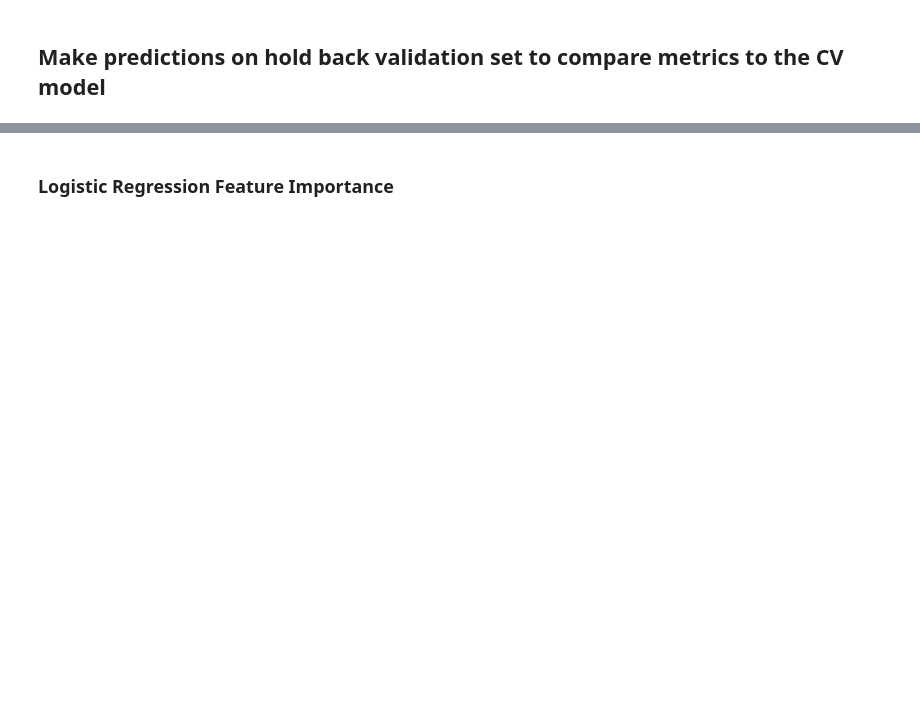
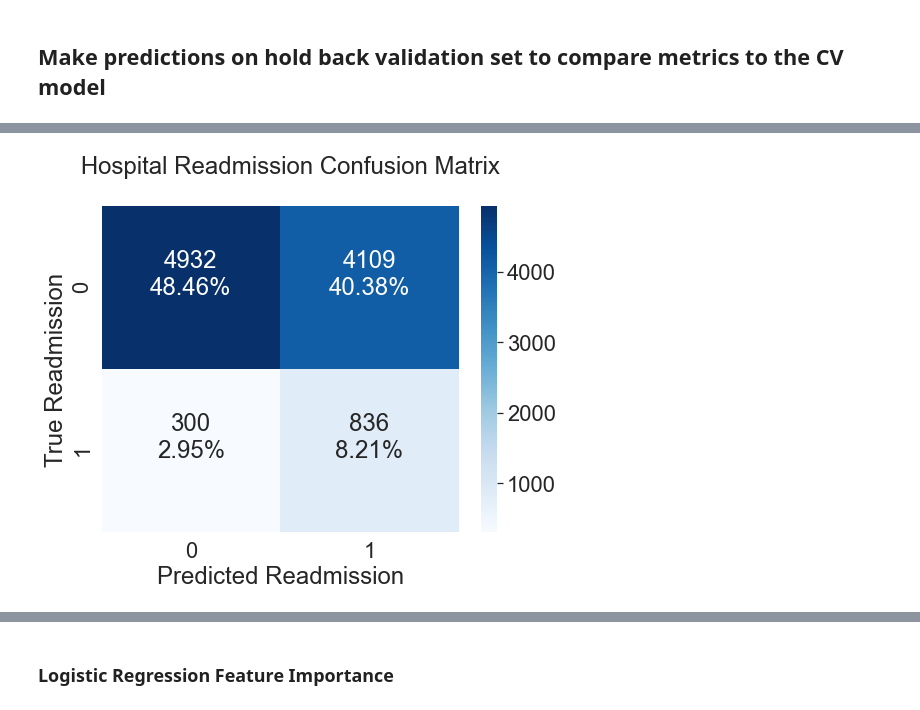
Before and after one commit to JosephLazarus/QTW, a Jupyter notebook: Case Study 2/CaseStudy2_Final.ipynb, the cells around one changed output, grey strips where cells are left out. Saved outputs shown, nothing was run; the diff lists cells and outputs as text; code cells hidden in the pictures; blank space fills up the shorter version.

```diff
--- a/Case Study 2/CaseStudy2_Final.ipynb
+++ b/Case Study 2/CaseStudy2_Final.ipynb
@@ -485,0 +451,5 @@ plot_confusion(lr_cm)
+# %%
+THRESHOLD = 0.45
+lr_validation_predictions = np.where(best_model.predict_proba(X_validate)[:,1] > THRESHOLD, 1, 0)
+
+print(classification_report(y_validate,lr_validation_predictions))
@@ -485,0 +465,5 @@ plot_confusion(lr_cm)
+# %%
+lr_cm = confusion_matrix(y_validate,lr_validation_predictions)
+plot_confusion(lr_cm)
+# %% [output]
+[figure, added]
```
Also changed, not shown: parts of 74 cells of this notebook.
